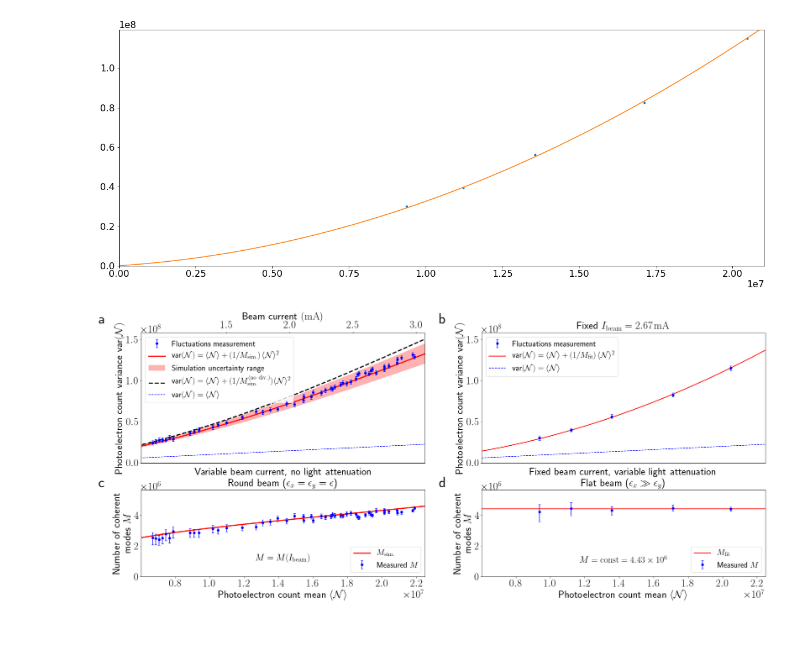
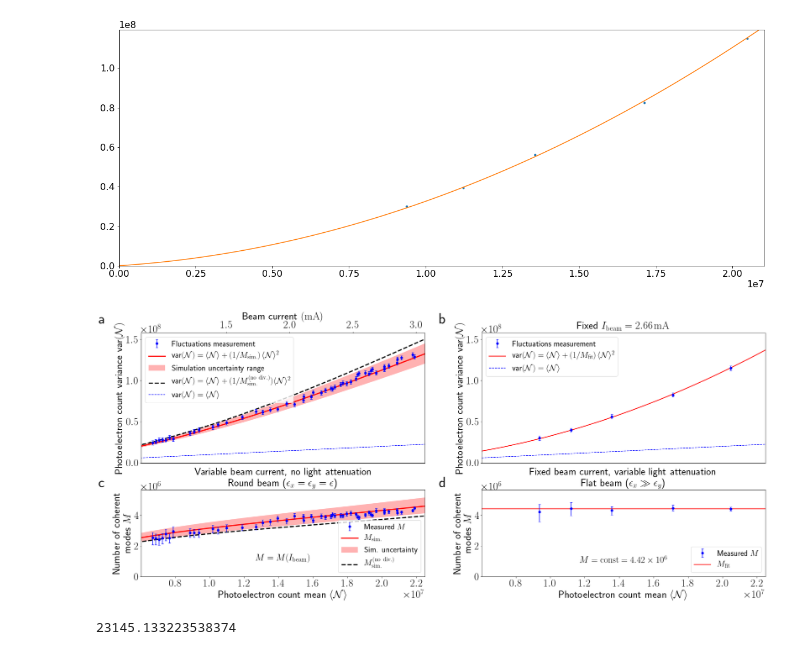
Before and after one commit to IharLobach/fur, a Jupyter notebook: shifts/shift_03_16_2020/round_and_round_long_plots/ROUND_with_M_calculation_with_beam_divergence_comparision_with_no_divergence_no_Ku_error.ipynb, the cells around one changed output. Drawn from its saved outputs; the diff is of its cells as text; code cells hidden in the pictures.

```diff
--- a/shifts/shift_03_16_2020/round_and_round_long_plots/ROUND_with_M_calculation_with_beam_divergence_comparision_with_no_divergence_no_Ku_error.ipynb
+++ b/shifts/shift_03_16_2020/round_and_round_long_plots/ROUND_with_M_calculation_with_beam_divergence_comparision_with_no_divergence_no_Ku_error.ipynb
@@ -140,3 +128,5 @@ df_to_save
+# %%
+df_to_save = pd.read_csv("theor_NvarN_no_div.csv", index_col=0)
 # %%
 varNnodivfunc = interp1d(df_to_save['N'],
                          df_to_save['96.400000000038,1.0,Middle'],
@@ -186,6 +176,9 @@ theor_df['varN_nodiv'] = varNnodivfunc(x)
 def calcM(n, varN):
     return n**2/(varN-n)
 theor_df['M'] = calcM(theor_df['N'], theor_df['varN'])
+theor_df['M_top'] = calcM(theor_df['N'], theor_df['varN_bottom'])
+theor_df['M_bottom'] = calcM(theor_df['N'], theor_df['varN_top'])
+theor_df['M_nodiv'] = calcM(theor_df['N'], theor_df['varN_nodiv'])
 # %%
 hybrid_balance_error = get_from_config("HybridBalanceError")
 fit_errorbar = get_from_config("varN_error_fit")
@@ -351,7 +354,8 @@ ax3.errorbar(meas_ROUND['N'],meas_ROUND['M'],
             yerr=yerrA,
             color='b',
             label = r'Measured $M$',
-            capsize=capsize)
+            capsize=capsize,
+            zorder=100)
 ax3.set_ylim(0, 1.2*ax3.get_ylim()[1])
 ax3.set_xlim(ax1.get_xlim())
 ax3.set_ylabel("Number of coherent\n modes $M$")
@@ -359,7 +363,18 @@ ax3.set_xlabel(r"Photoelectron count mean $\langle\mathcal{N}\rangle$")
 ax3.plot(theor_df['N'], theor_df['M'], color='red',
         linewidth=lw,
         label = r"$M_{\mathrm{sim.}}$")
-ax3.legend(loc='lower right')
+ax3.plot(theor_df['N'], theor_df['M_nodiv'], color='black', linestyle='--',
+        linewidth=lw,
+        label = r"$M^{(\mathrm{no~div.})}_{\mathrm{sim.}}$")
+ax3.fill_between(
+    theor_df['N'],
+    theor_df['M_bottom'],
+    theor_df['M_top'],
+    facecolor='red', alpha=0.3,
+    label='Sim. uncertainty')
+handles, labels = ax3.get_legend_handles_labels()
+order = [3,0,2,1]
+ax3.legend([handles[idx] for idx in order],[labels[idx] for idx in order],loc='lower right')
 ax3.set_title("Variable beam current, no light attenuation\n"+r"Round beam ($\e_x=\e_y=\e$)")
 ax3.text(0.5, 0.15, r"$M=M(I_{\mathrm{beam}})$",
          transform=ax3.transAxes,
@@ -392,42 +407,48 @@ ax2.set_yticks(np.arange(0,2e8, 0.5e8))
 handles, labels = ax2.get_legend_handles_labels()
 order = [2,1,0]
 ax2.legend([handles[idx] for idx in order],[labels[idx] for idx in order])
-ax2.set_title("Fixed $I_{\mathrm{beam}} = \SI{2.67}{mA}$")
+ax2.set_title("Fixed $I_{\mathrm{beam}} = \SI{"+f"{Ibeam:.2f}"+"}{mA}$")
 ax2.get_xaxis().set_visible(False)
 
 
 
 # DDDDDDDDDDDDDDDDDDDDDDDDDDDDDDDDDDDDDDDDDDDDDDDDDDDDDDDDDD
 
 ax4.errorbar(meas_FLAT['N'],meas_FLAT['M'],
             marker='o',linestyle='None',
             yerr=yerrB,
             color='b',
             label = r'Measured $M$',
-            capsize=capsize)
+            capsize=capsize,
+            zorder=100)
 ax4.set_ylim(ax3.get_ylim())
 ax4.set_xlim(ax2.get_xlim())
 ax4.set_ylabel("Number of coherent\n modes $M$")
 ax4.set_xlabel(r"Photoelectron count mean $\langle\mathcal{N}\rangle$")
 ax4.axhline(M_ND_best,color='red',
         linewidth=lw,
         label = r"$M_{\mathrm{fit}}$")
-ax4.legend(loc='lower right')
+handles, labels = ax4.get_legend_handles_labels()
+order = [1,0]
+ax4.legend([handles[idx] for idx in order],[labels[idx] for idx in order],loc='lower right')
 ax4.set_title("Fixed beam current, variable light attenuation\n"r"Flat beam ($\e_x\gg\e_y$)")
 ax4.text(0.5, 0.15, r"$M=\mathrm{const}=\SI{"+f"{M_ND_best:.2e}"+r"}{}$",
          transform=ax4.transAxes,
       fontsize=fs, fontweight='bold', va='bottom', ha='center')
 
 
+
 fig.subplots_adjust(hspace=0.25)
 
 for axx, label in zip([ax1,ax2,ax3,ax4], ('a', 'b', 'c', 'd')):
-    x = i // 2
-    y = i - 2*x
     axx.text(-0.15, 1.15, label, transform=axx.transAxes,
       fontsize=40, fontweight='bold', va='top', ha='left')
 plt.savefig(path_assistant.get_PRL_images_dir().fi("round_beam_compare_with_no_beam_div.png"),
             dpi=300, bbox_inches='tight')
 plt.show()
 # %% [output]
-[figure, old version]
+[figure, new version]
+# %%
+2*120*2*60-np.pi*60*60/2
+# %% [output]
+23145.133223538374
```
Also changed, not shown: parts of 7 cells of this notebook, 9 other files.
